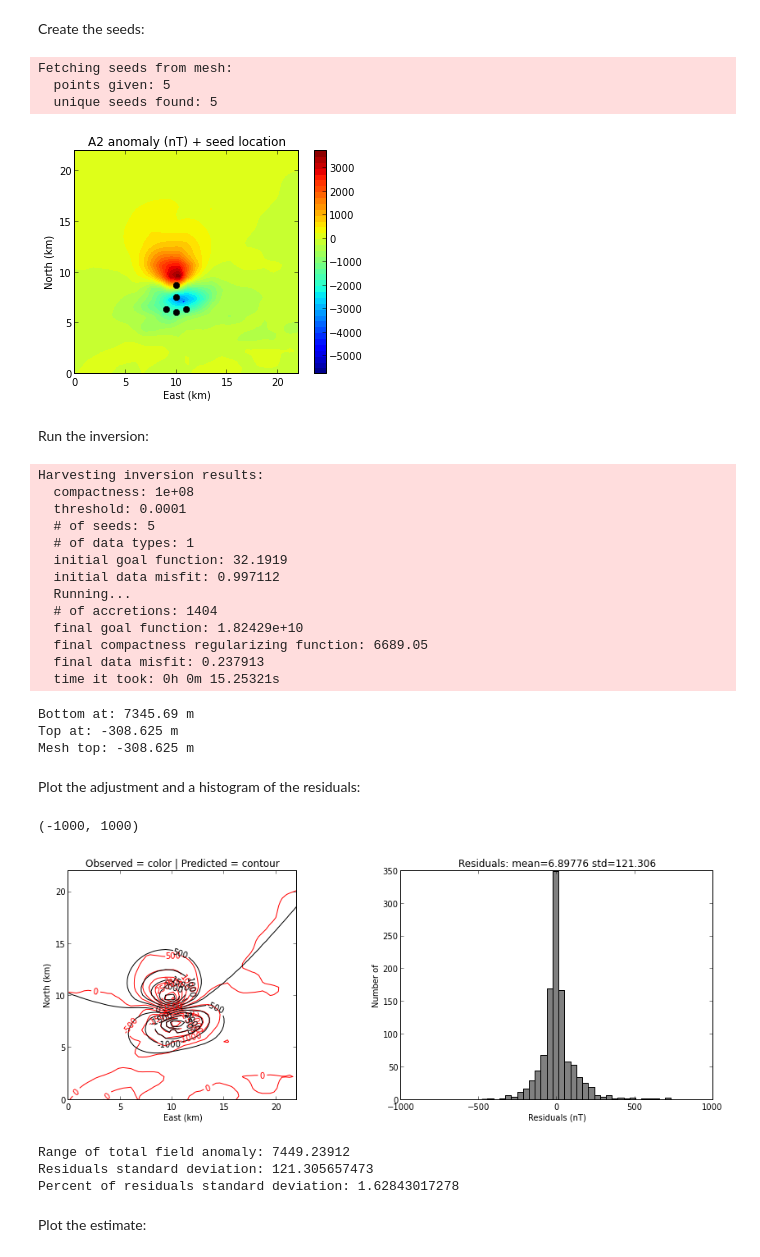
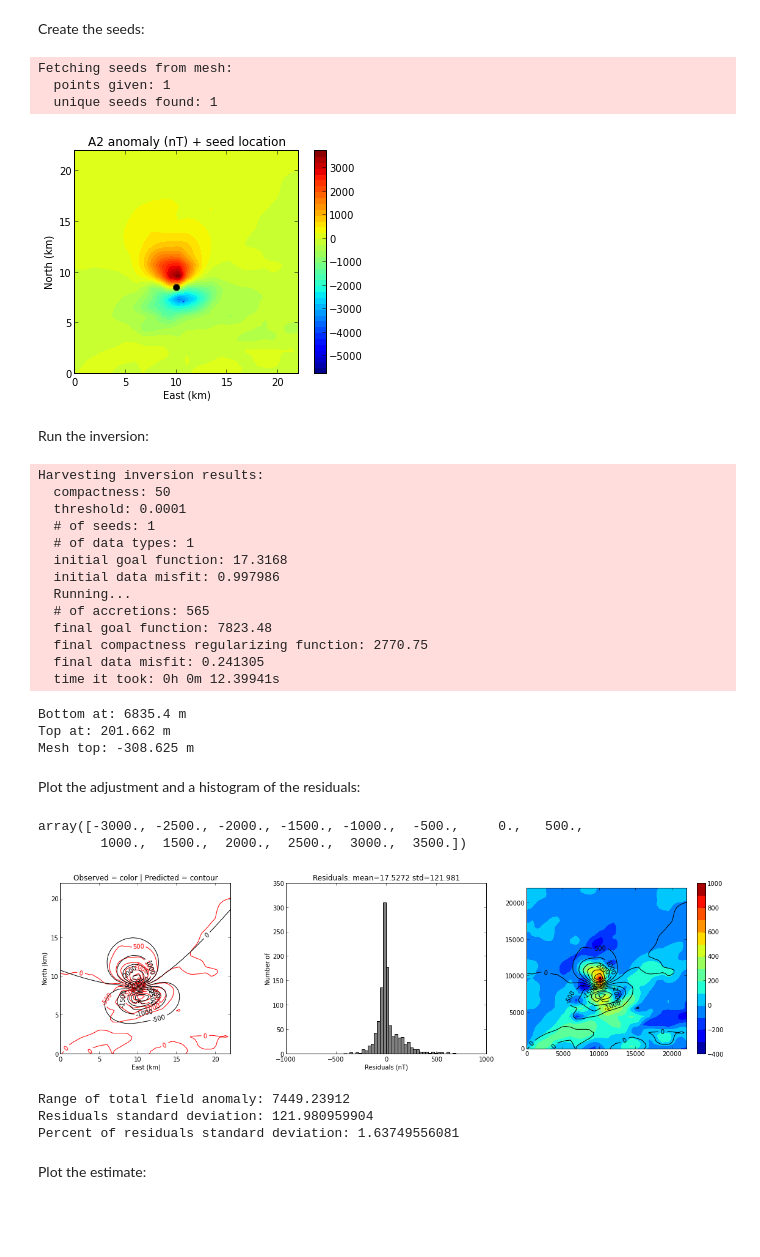
Before and after one commit to leouieda/agu-cancun2013, a Jupyter notebook: morro-do-engenho/A2-inversion.ipynb, the cells around one changed output. Saved outputs shown, nothing was run; the diff lists cells and outputs as text; code cells hidden in the pictures; blank space fills up the shorter version.

```diff
--- a/morro-do-engenho/A2-inversion.ipynb
+++ b/morro-do-engenho/A2-inversion.ipynb
@@ -80,13 +80,14 @@ Create the seeds:
 # %%
 # Alter the magnetization to seed what range works
 p1 = dict(props['total'])
-p1['magnetization'] = 10
+p1['magnetization'] = 20
 p2 = dict(props['total'])
 seedloc = [[7500, 10000, 2000, p1],
            [6300, 11000, 4000, p2],
            [6000, 10000, 4000, p2],
            [6300,  9000, 4000, p2],
            [8700, 10000, 4000, p2]]
+seedloc = [[8500, 10000, 3000, p1]]
 seeds = gravmag.harvester.sow(seedloc, mesh)
 
 mpl.figure()
@@ -101,13 +102,13 @@ mpl.ylabel('North (km)')
 mpl.m2km()
 # %% [output]
 Fetching seeds from mesh:
-  points given: 5
-  unique seeds found: 5
+  points given: 1
+  unique seeds found: 1
-[figure, old version]
+[figure, new version]
 # %% [markdown]
 Run the inversion:
 # %%
-estimate, predicted = gravmag.harvester.harvest(data, seeds, mesh, 100000000, 0.0001)
+estimate, predicted = gravmag.harvester.harvest(data, seeds, mesh, 50, 0.0001)
 mesh.addprop('magnetization', estimate['magnetization'])
 body = mesher.vremove(0, 'magnetization', mesh)
 bottom = max(c.z2 for c in body)
@@ -117,47 +118,54 @@ print "Top at: %g m" % (top)
 print "Mesh top: %g m" % (bounds[-2])
 # %% [output]
 Harvesting inversion results:
-  compactness: 1e+08
+  compactness: 50
   threshold: 0.0001
-  # of seeds: 5
+  # of seeds: 1
   # of data types: 1
-  initial goal function: 32.1919
-  initial data misfit: 0.997112
+  initial goal function: 17.3168
+  initial data misfit: 0.997986
   Running...
-  # of accretions: 1404
-  final goal function: 1.82429e+10
-  final compactness regularizing function: 6689.05
-  final data misfit: 0.237913
-  time it took: 0h 0m 15.25321s
+  # of accretions: 565
+  final goal function: 7823.48
+  final compactness regularizing function: 2770.75
+  final data misfit: 0.241305
+  time it took: 0h 0m 12.39941s
-Bottom at: 7345.69 m
-Top at: -308.625 m
+Bottom at: 6835.4 m
+Top at: 201.662 m
 Mesh top: -308.625 m
 # %% [markdown]
 Plot the adjustment and a histogram of the residuals:
 # %%
-mpl.figure(figsize=(15, 5))
+mpl.figure(figsize=(20, 5))
 
-mpl.subplot(1, 2, 1)
+mpl.subplot(1, 3, 1)
 shape = (60, 60)
 mpl.title("Observed = color | Predicted = contour")
 mpl.axis('scaled')
 levels = mpl.contour(y, x, tf, shape, 15, interp=True, color='r')
 #mpl.colorbar()
 mpl.contour(y, x, predicted[0], shape, levels, interp=True)
 mpl.xlabel('East (km)')
 mpl.ylabel('North (km)')
 mpl.m2km()
 
 residuals = tf - predicted[0]
-mpl.subplot(1, 2, 2)
+mpl.subplot(1, 3, 2)
 mpl.title('Residuals: mean=%g std=%g' % (residuals.mean(), residuals.std()))
 mpl.hist(residuals, bins=50, color='gray')
 mpl.xlabel('Residuals (nT)')
 mpl.ylabel('Number of')
 mpl.xlim(-1000, 1000)
+
+mpl.subplot(1, 3, 3)
+mpl.axis('scaled')
+mpl.contourf(y, x, residuals, shape, 15, interp=True)
+mpl.colorbar()
+mpl.contour(y, x, tf, shape, 15, interp=True)
 # %% [output]
-(-1000, 1000)
+array([-3000., -2500., -2000., -1500., -1000.,  -500.,     0.,   500.,
+        1000.,  1500.,  2000.,  2500.,  3000.,  3500.])
-[figure, old version]
+[figure, new version]
 # %%
 anomaly_range = tf.max() - tf.min()
 print 'Range of total field anomaly:', anomaly_range
@@ -166,8 +174,8 @@ print 'Residuals standard deviation:', stddev
 print 'Percent of residuals standard deviation:', 100*float(stddev)/anomaly_range
 # %% [output]
 Range of total field anomaly: 7449.23912
-Residuals standard deviation: 121.305657473
-Percent of residuals standard deviation: 1.62843017278
+Residuals standard deviation: 121.980959904
+Percent of residuals standard deviation: 1.63749556081
 # %% [markdown]
 Plot the estimate:
 # %%
```
Also changed, not shown: parts of 2 cells of this notebook, 1 other file.
